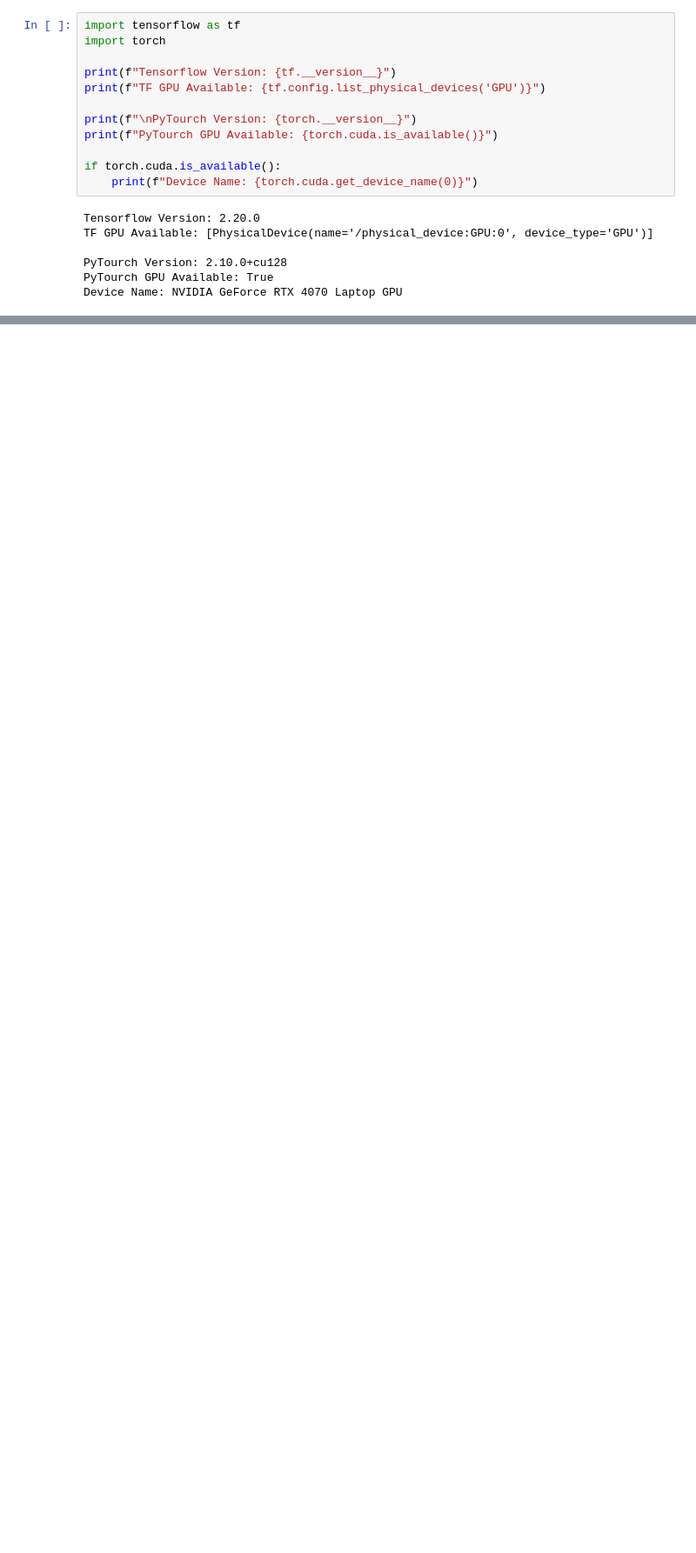
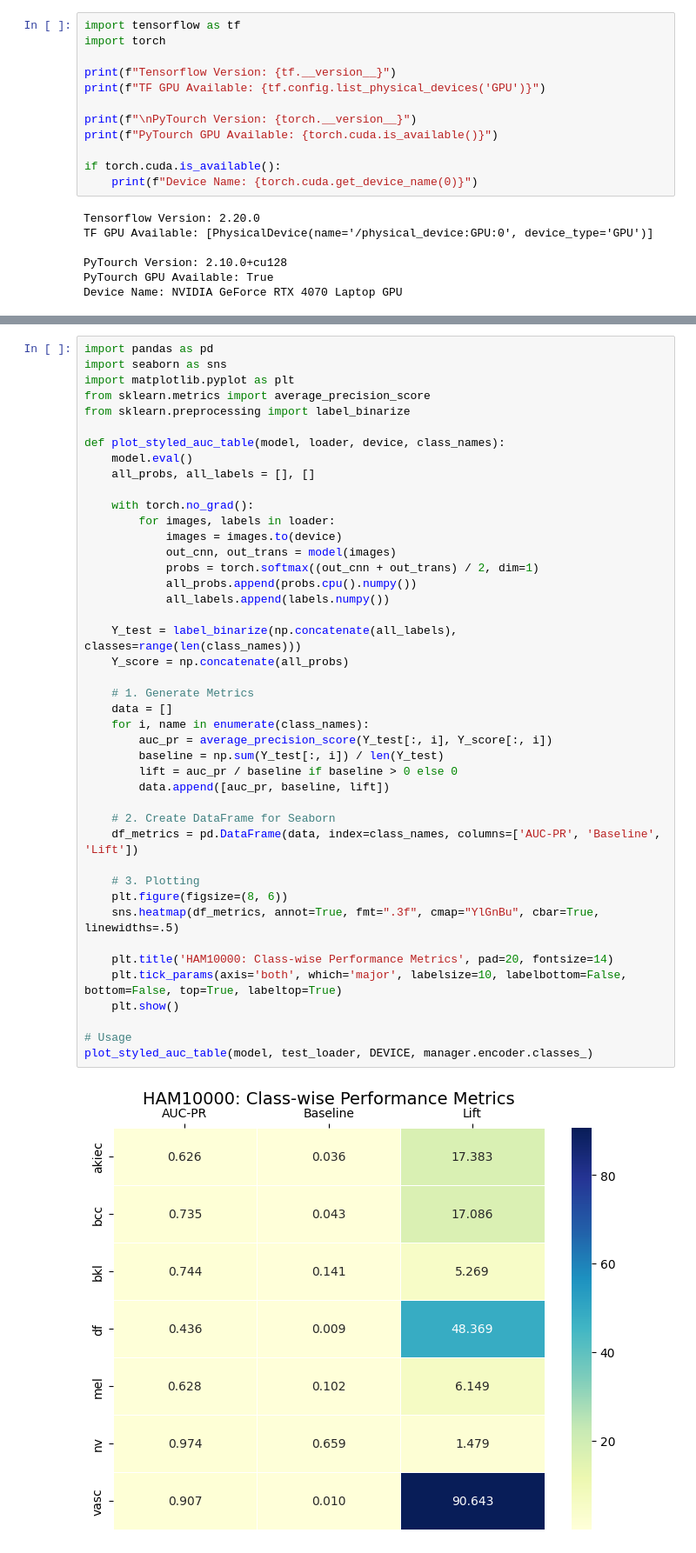
Before and after one commit to nearlyphd/femoral-head-flattening-hybrid-vit-cnn, a Jupyter notebook: notebooks/parallel-vit-cnn-hybrid-ham10k.ipynb, the cells around one changed output, grey strips where cells are left out. Shown at 87% size. Cells and saved outputs as stored; diff of their text form; blank space fills up the shorter version.

```diff
--- a/notebooks/parallel-vit-cnn-hybrid-ham10k.ipynb
+++ b/notebooks/parallel-vit-cnn-hybrid-ham10k.ipynb
@@ -25,0 +417,45 @@ Import the libraries.
+# %%
+import pandas as pd
+import seaborn as sns
+import matplotlib.pyplot as plt
+from sklearn.metrics import average_precision_score
+from sklearn.preprocessing import label_binarize
+
+def plot_styled_auc_table(model, loader, device, class_names):
+    model.eval()
+    all_probs, all_labels = [], []
+
+    with torch.no_grad():
+        for images, labels in loader:
+            images = images.to(device)
+            out_cnn, out_trans = model(images)
+            probs = torch.softmax((out_cnn + out_trans) / 2, dim=1)
+            all_probs.append(probs.cpu().numpy())
+            all_labels.append(labels.numpy())
+
+    Y_test = label_binarize(np.concatenate(all_labels), classes=range(len(class_names)))
+    Y_score = np.concatenate(all_probs)
+
+    # 1. Generate Metrics
+    data = []
+    for i, name in enumerate(class_names):
+        auc_pr = average_precision_score(Y_test[:, i], Y_score[:, i])
+        baseline = np.sum(Y_test[:, i]) / len(Y_test)
+        lift = auc_pr / baseline if baseline > 0 else 0
+        data.append([auc_pr, baseline, lift])
+
+    # 2. Create DataFrame for Seaborn
+    df_metrics = pd.DataFrame(data, index=class_names, columns=['AUC-PR', 'Baseline', 'Lift'])
+
+    # 3. Plotting
+    plt.figure(figsize=(8, 6))
+    sns.heatmap(df_metrics, annot=True, fmt=".3f", cmap="YlGnBu", cbar=True, linewidths=.5)
+
+    plt.title('HAM10000: Class-wise Performance Metrics', pad=20, fontsize=14)
+    plt.tick_params(axis='both', which='major', labelsize=10, labelbottom=False, bottom=False, top=True, labeltop=True)
+    plt.show()
+
+# Usage
+plot_styled_auc_table(model, test_loader, DEVICE, manager.encoder.classes_)
+# %% [output]
+[figure, added]
```
Also changed, not shown: parts of 21 cells of this notebook.
